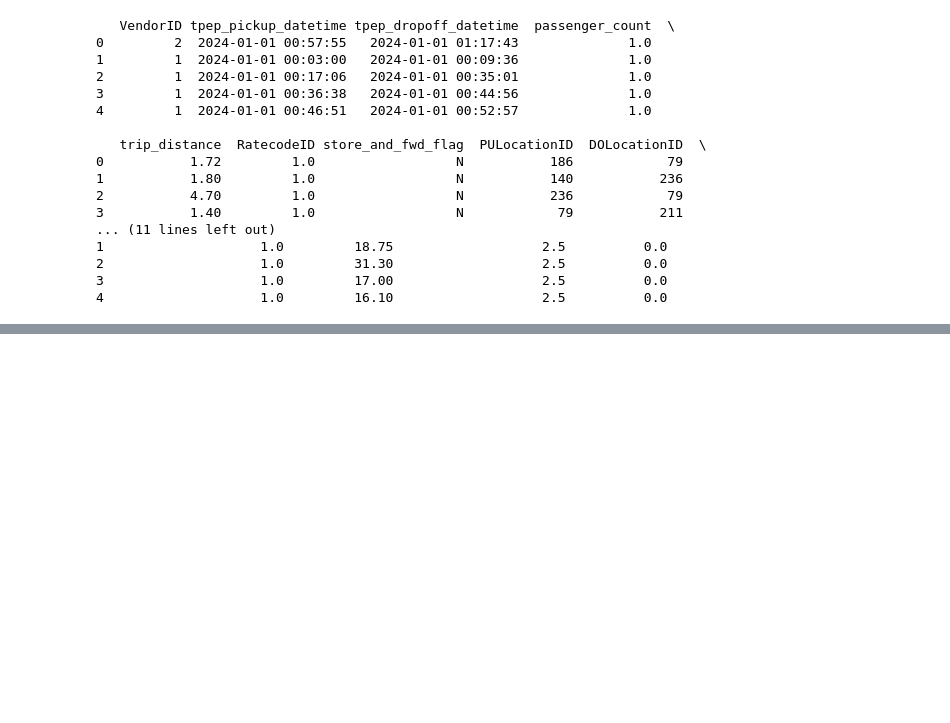
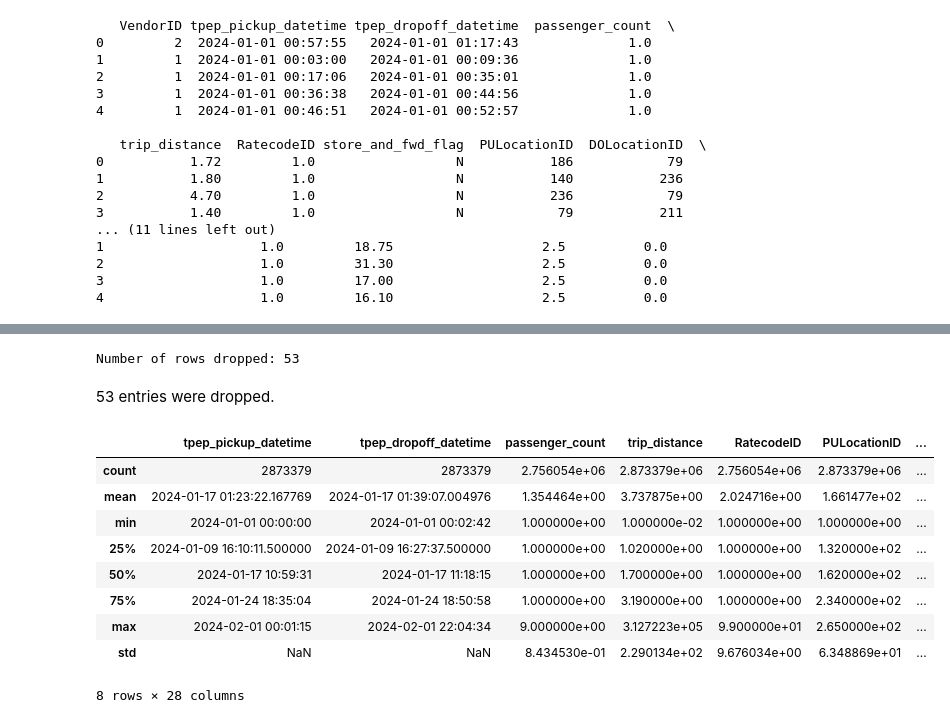
Before and after one commit to tesla1900/local_llm, a Jupyter notebook: python/tax_analysis.ipynb, the cells around one changed output, grey strips where cells are left out. Saved outputs shown, nothing was run; the diff lists cells and outputs as text; code cells hidden in the pictures; blank space fills up the shorter version.

```diff
--- a/python/tax_analysis.ipynb
+++ b/python/tax_analysis.ipynb
@@ -44,0 +311,2 @@ if data is not None:
+# %%
+tdata = tdata[(tdata['pickup_year'] == 2024) | (tdata['dropoff_year'] == 2024)]
@@ -44,0 +324,2 @@ if data is not None:
+# %%
+tdata = tdata[(tdata['pickup_year'] == 2024) & (tdata['dropoff_year'] == 2024)]
@@ -44,0 +335,9 @@ if data is not None:
+# %%
+# Convert to datetime
+tdata['tpep_pickup_datetime'] = pd.to_datetime(tdata['tpep_pickup_datetime'])
+tdata['tpep_dropoff_datetime'] = pd.to_datetime(tdata['tpep_dropoff_datetime'])
+
+# Compute the trip duration in hours
+tdata['trip_duration_hours'] = (tdata['tpep_dropoff_datetime'] - tdata['tpep_pickup_datetime']).dt.total_seconds() / 3600
+
+tdata.head()
@@ -45 +352,27 @@ if data is not None:
+# %%
+original_len = len(tdata)
+
+# Filter out rows where trip_duration_hours is zero
+tdata = tdata[tdata['trip_duration_hours'] != 0]
+
+# Check the number of dropped rows
+dropped_rows = original_len - len(tdata)
+print(f"Number of rows dropped: {dropped_rows}")
+# %% [output]
+Number of rows dropped: 53
+# %% [markdown]
+53 entries were dropped.
+# %%
+tdata.describe()
+# %% [output]
+|  | tpep_pickup_datetime | tpep_dropoff_datetime | passenger_count | trip_distance | RatecodeID | PULocationID | ... |
+| count | 2873379 | 2873379 | 2.756054e+06 | 2.873379e+06 | 2.756054e+06 | 2.873379e+06 | ... |
+| mean | 2024-01-17 01:23:22.167769 | 2024-01-17 01:39:07.004976 | 1.354464e+00 | 3.737875e+00 | 2.024716e+00 | 1.661477e+02 | ... |
+| min | 2024-01-01 00:00:00 | 2024-01-01 00:02:42 | 1.000000e+00 | 1.000000e-02 | 1.000000e+00 | 1.000000e+00 | ... |
+| 25% | 2024-01-09 16:10:11.500000 | 2024-01-09 16:27:37.500000 | 1.000000e+00 | 1.020000e+00 | 1.000000e+00 | 1.320000e+02 | ... |
+| 50% | 2024-01-17 10:59:31 | 2024-01-17 11:18:15 | 1.000000e+00 | 1.700000e+00 | 1.000000e+00 | 1.620000e+02 | ... |
+| 75% | 2024-01-24 18:35:04 | 2024-01-24 18:50:58 | 1.000000e+00 | 3.190000e+00 | 1.000000e+00 | 2.340000e+02 | ... |
+| max | 2024-02-01 00:01:15 | 2024-02-01 22:04:34 | 9.000000e+00 | 3.127223e+05 | 9.900000e+01 | 2.650000e+02 | ... |
+| std | NaN | NaN | 8.434530e-01 | 2.290134e+02 | 9.676034e+00 | 6.348869e+01 | ... |
+8 rows × 28 columns
 # %%
```
Also changed, not shown: parts of 29 cells of this notebook, 5 other files.
